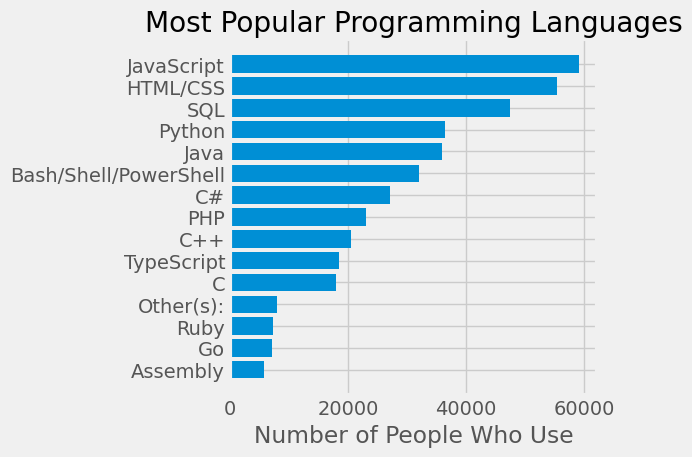
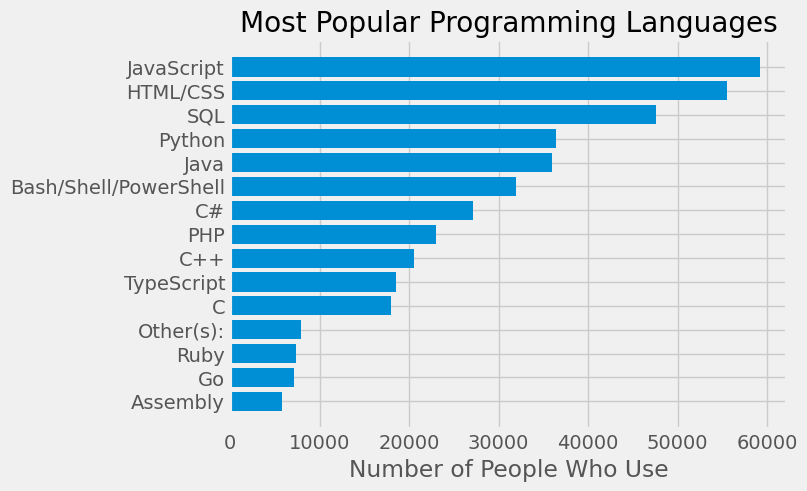
The change to this notebook cell's code, shown as a diff; its figure went from the first image to the second:
--- before
+++ after
@@ -36,5 +36,2 @@
 plt.xlabel("Number of People Who Use")
 
-# Optimize padding layout and output to window display
-plt.tight_layout()
-plt.show()

Commit: feeling shame on my own